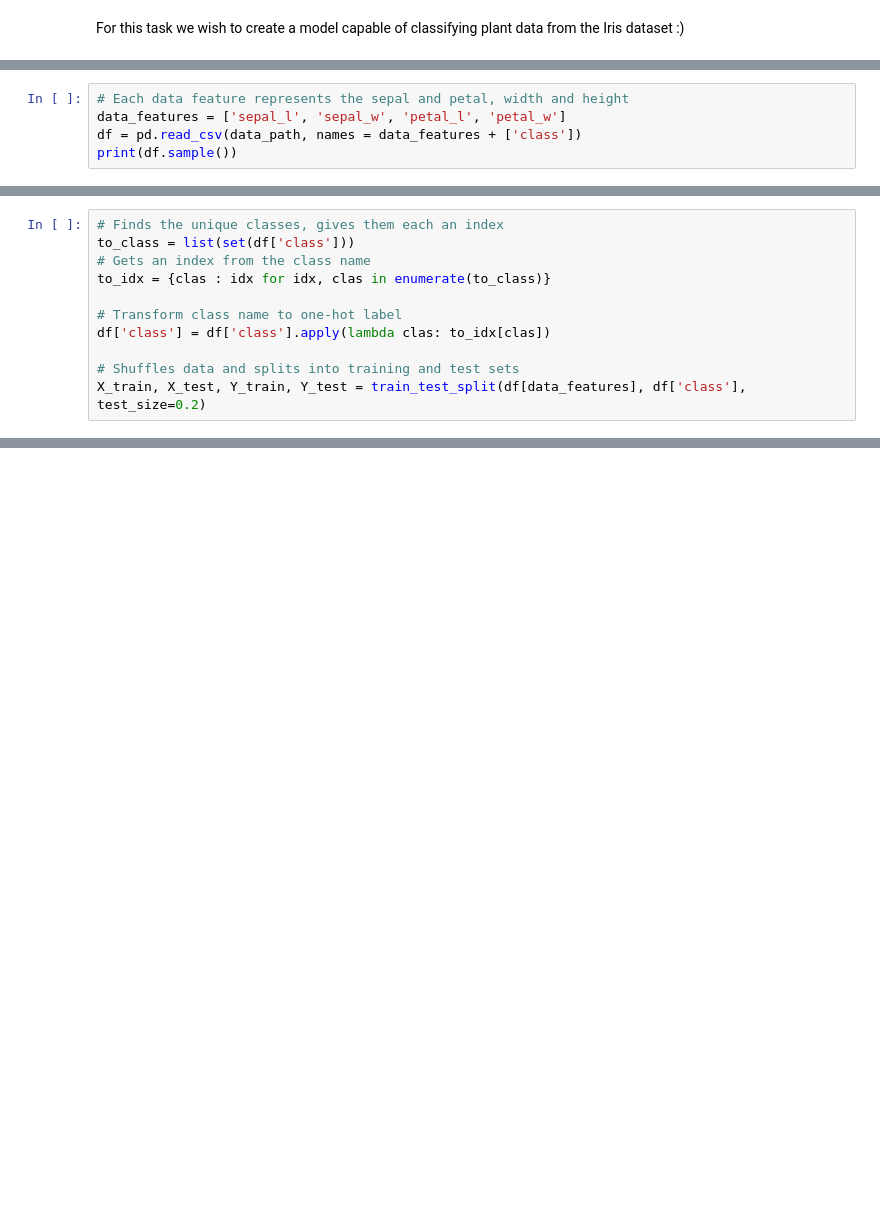
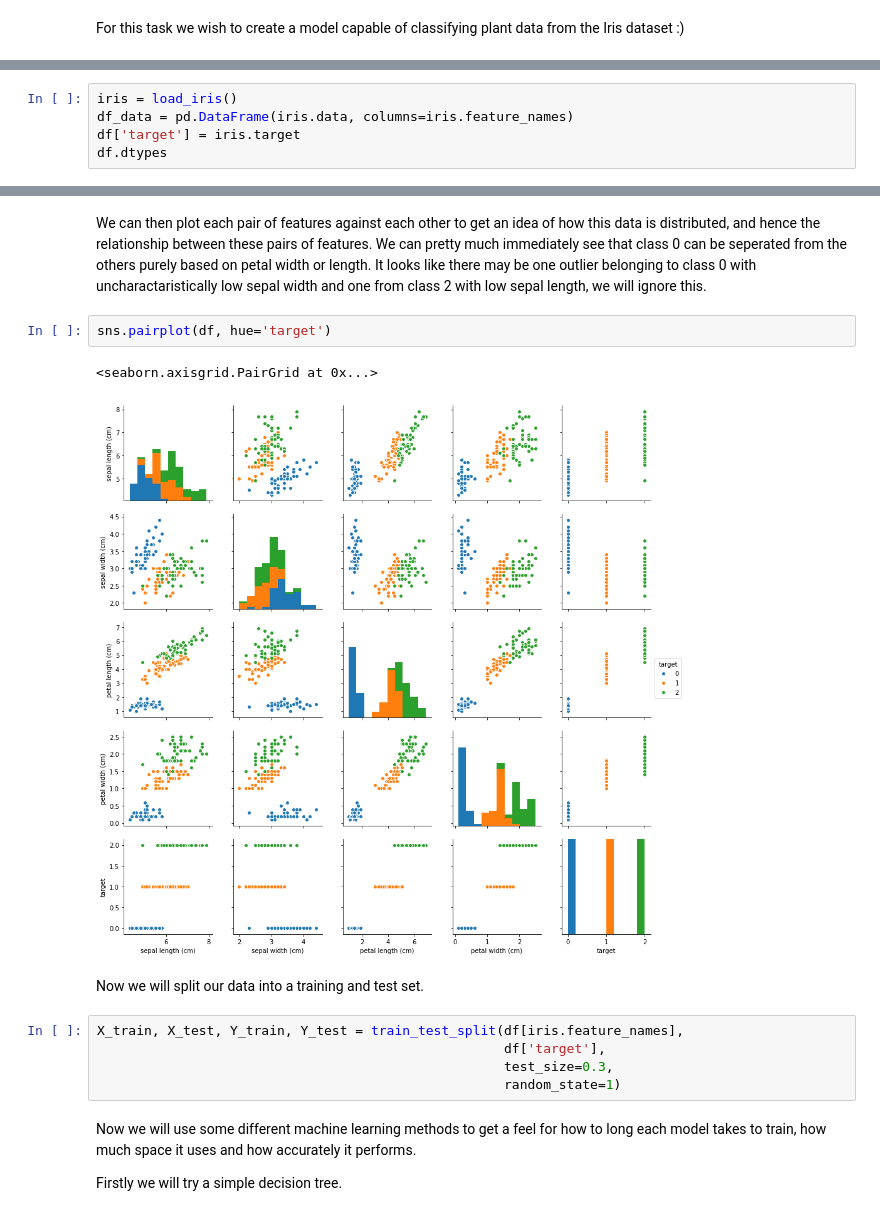
Before and after one commit to maxlotz/DSChallenge, a Jupyter notebook: Iris/Iris.ipynb, the cells around one changed output, grey strips where cells are left out. Drawn from its saved outputs; the diff is of its cells as text; blank space fills up the shorter version.

Commit message:
decision tree complete

```diff
--- a/Iris/Iris.ipynb
+++ b/Iris/Iris.ipynb
@@ -26,5 +12,0 @@ We wish to use this information to classify the type of flower from a discrete n
-# %%
-# Each data feature represents the sepal and petal, width and height
-data_features = ['sepal_l', 'sepal_w', 'petal_l', 'petal_w']
-df = pd.read_csv(data_path, names = data_features + ['class'])
-print(df.sample())
@@ -36,11 +12,0 @@ Here we transform each of the class names to a one-hot encoded value. We then sh
-# %%
-# Finds the unique classes, gives them each an index
-to_class = list(set(df['class']))
-# Gets an index from the class name
-to_idx = {clas : idx for idx, clas in enumerate(to_class)}
-
-# Transform class name to one-hot label
-df['class'] = df['class'].apply(lambda clas: to_idx[clas])
-
-# Shuffles data and splits into training and test sets
-X_train, X_test, Y_train, Y_test = train_test_split(df[data_features], df['class'], test_size=0.2)
@@ -46,0 +15,5 @@ X_train, X_test, Y_train, Y_test = train_test_split(df[data_features], df['class
+# %%
+iris = load_iris()
+df_data = pd.DataFrame(iris.data, columns=iris.feature_names)
+df['target'] = iris.target
+df.dtypes
@@ -46,0 +63,18 @@ X_train, X_test, Y_train, Y_test = train_test_split(df[data_features], df['class
+# %% [markdown]
+We can then plot each pair of features against each other to get an idea of how this data is distributed, and hence the relationship between these pairs of features. We can pretty much immediately see that class 0 can be seperated from the others purely based on petal width or length. It looks like there may be one outlier belonging to class 0 with uncharactaristically low sepal width and one from class 2 with low sepal length, we will ignore this.
+# %%
+sns.pairplot(df, hue='target')
+# %% [output]
+<seaborn.axisgrid.PairGrid at 0x...>
+[figure, added]
+# %% [markdown]
+Now we will split our data into a training and test set.
+# %%
+X_train, X_test, Y_train, Y_test = train_test_split(df[iris.feature_names],
+                                                    df['target'],
+                                                    test_size=0.3,
+                                                    random_state=1)
+# %% [markdown]
+Now we will use some different machine learning methods to get a feel for how to long each model takes to train, how much space it uses and how accurately it performs.
+
+Firstly we will try a simple decision tree.
```
Also changed, not shown: parts of 19 cells of this notebook.
